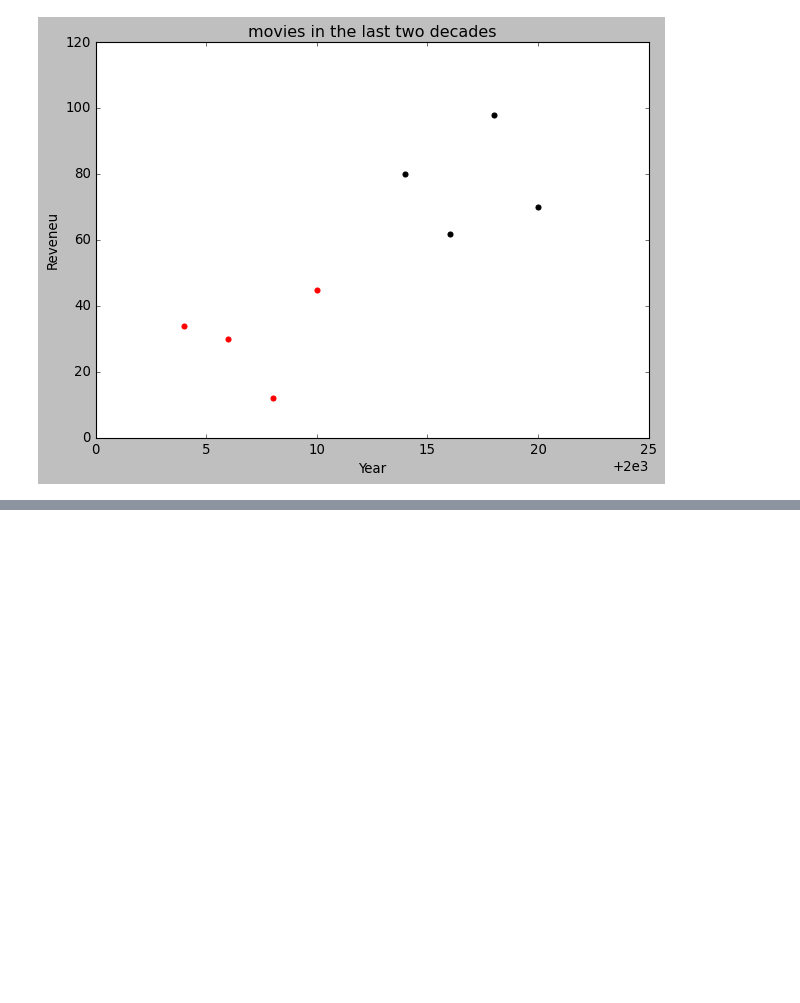
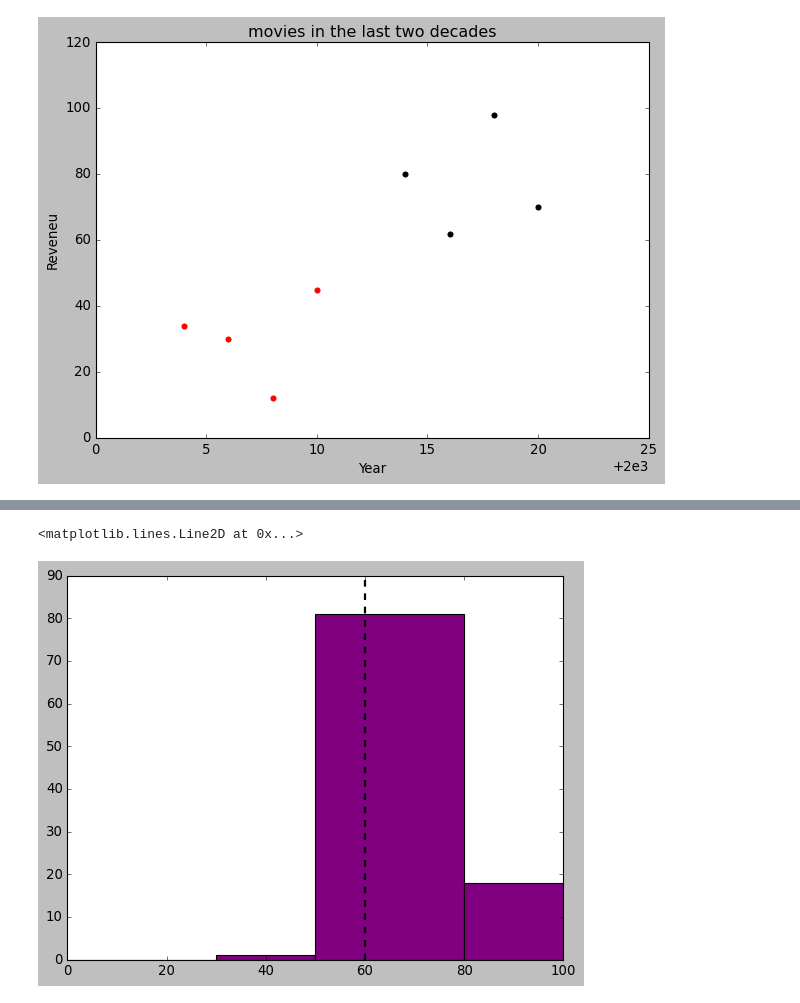
Before and after one commit to aneesi6247-lgtm/About-Data, a Jupyter notebook: Matplot_Tutorial.ipynb, the cells around one changed output, grey strips where cells are left out. Cells and saved outputs as stored; diff of their text form; code cells hidden in the pictures; blank space fills up the shorter version.

```diff
--- a/Matplot_Tutorial.ipynb
+++ b/Matplot_Tutorial.ipynb
@@ -146,0 +149,15 @@ plt.show()
+# %%
+# Histrograms
+bin = [0, 30, 50, 80, 100]
+np.random.seed(0) # To get the same output everytime
+scores = np.random.normal(70, 10, 100)  # This generates the 100 random numbers from a normal distribution. around 70 with the plus minus of 10
+plt.hist(scores, color = "purple", edgecolor = "black", bins = bin)  # bins is used to define the frequency of getegories in the graph
+plt.axvline(
+    x= 60,
+    color = "black",
+    label = "average line",
+    linewidth = 2,
+    linestyle = "--")  # axvline command is used to create a vertical reference line on a plot for showing, cuoffs, averages, thresholds ets.
+# %% [output]
+<matplotlib.lines.Line2D at 0x...>
+[figure, added]
```
Also changed, not shown: parts of 10 cells of this notebook, 1 other file.
